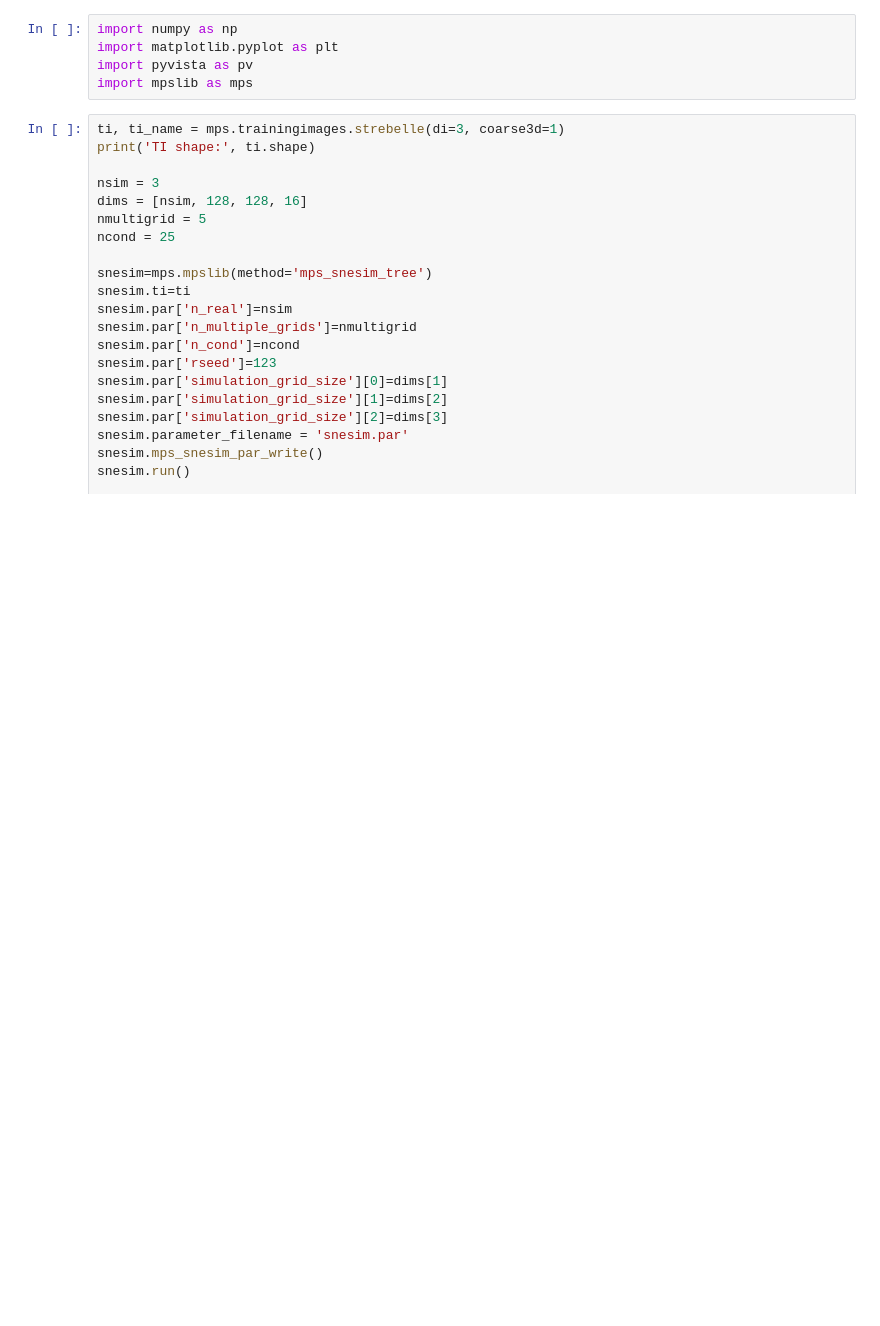
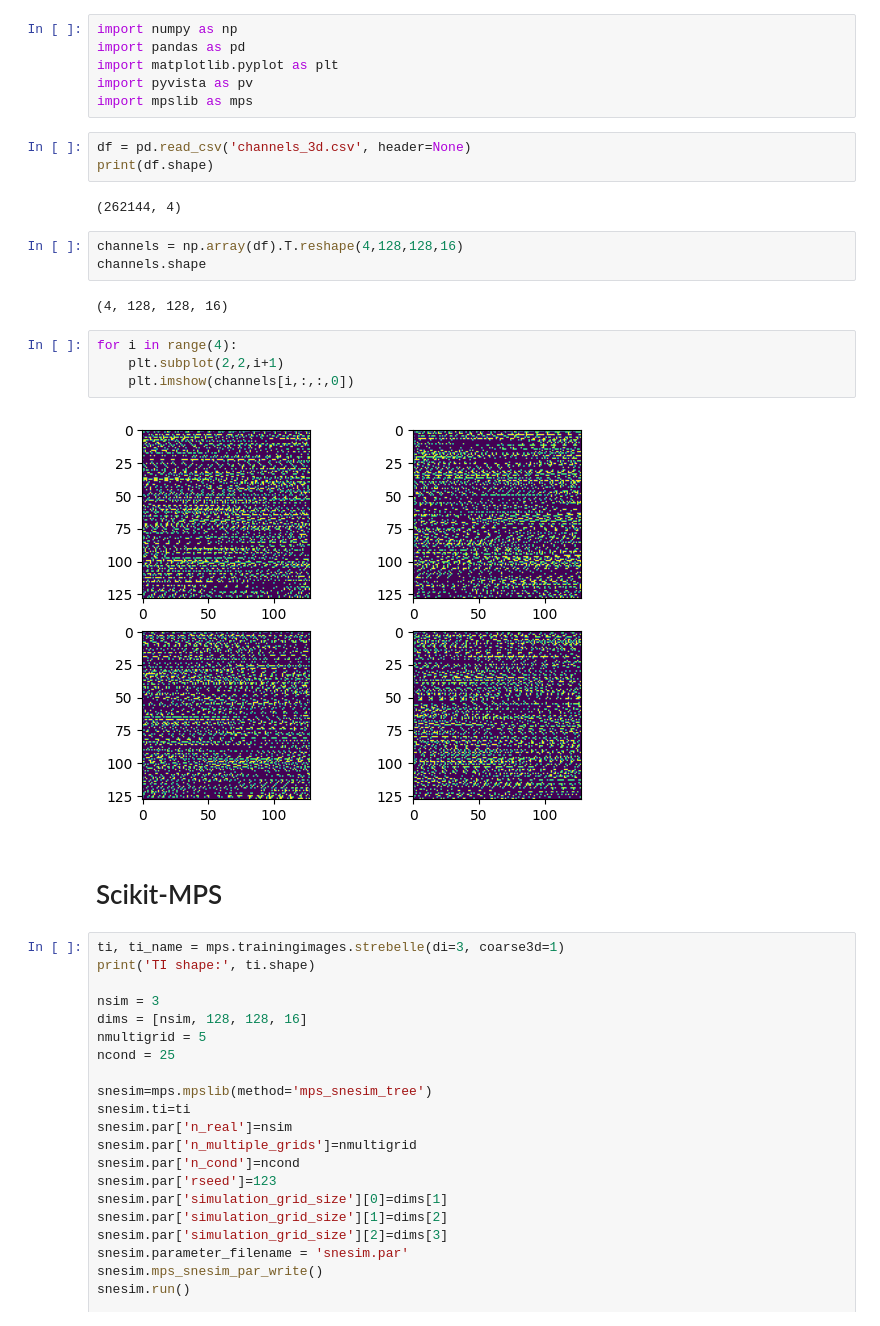
Before and after one commit to misaelmmorales/Latent-Geo-Modeling, a Jupyter notebook: simulations 3D/channel_simulation/mps.ipynb, the cells around one changed output. Cells and saved outputs as stored; diff of their text form; blank space fills up the shorter version.

```diff
--- a/simulations 3D/mps.ipynb
+++ b/simulations 3D/channel_simulation/mps.ipynb
@@ -1,8 +1,27 @@
 # %%
 import numpy as np
+import pandas as pd
 import matplotlib.pyplot as plt
 import pyvista as pv
 import mpslib as mps
+# %%
+df = pd.read_csv('channels_3d.csv', header=None)
+print(df.shape)
+# %% [output]
+(262144, 4)
+# %%
+channels = np.array(df).T.reshape(4,128,128,16)
+channels.shape
+# %% [output]
+(4, 128, 128, 16)
+# %%
+for i in range(4):
+    plt.subplot(2,2,i+1)
+    plt.imshow(channels[i,:,:,0])
+# %% [output]
+[figure, added]
+# %% [markdown]
+# Scikit-MPS
 # %%
 ti, ti_name = mps.trainingimages.strebelle(di=3, coarse3d=1)
 print('TI shape:', ti.shape)
```
Also changed, not shown: 17 other files.
